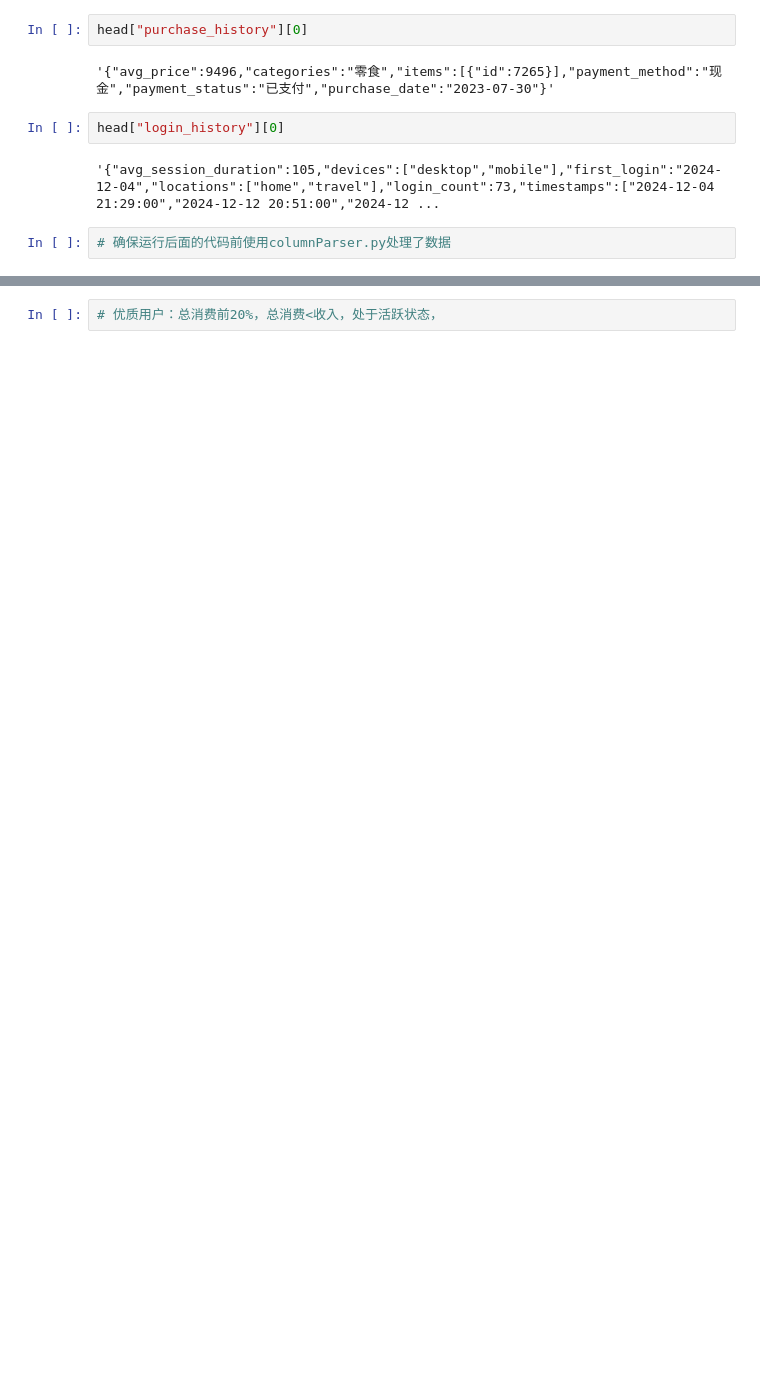
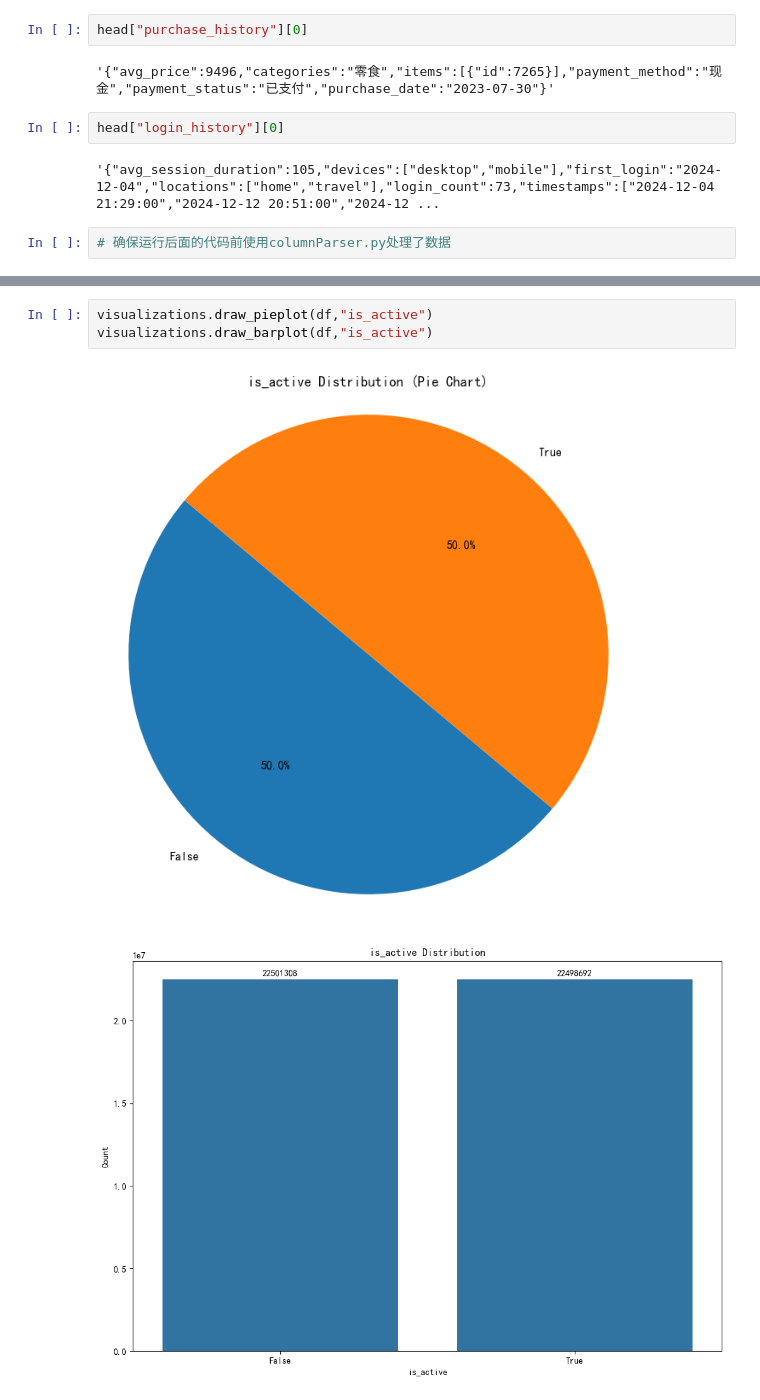
Before and after one commit to lyc2333/dm-homework, a Jupyter notebook: process_10GB.ipynb, the cells around one changed output, grey strips where cells are left out. Cells and saved outputs as stored; diff of their text form; blank space fills up the shorter version.

```diff
--- a/process_10GB.ipynb
+++ b/process_10GB.ipynb
@@ -69,2 +111,6 @@ visualizations.draw_barplot(df,"province")
-# %%
-# 优质用户：总消费前20%，总消费<收入，处于活跃状态，
+# %%
+visualizations.draw_pieplot(df,"is_active")
+visualizations.draw_barplot(df,"is_active")
+# %% [output]
+[figure, added]
+[figure, added]
```
Also changed, not shown: parts of 24 cells of this notebook, 23 other files.
